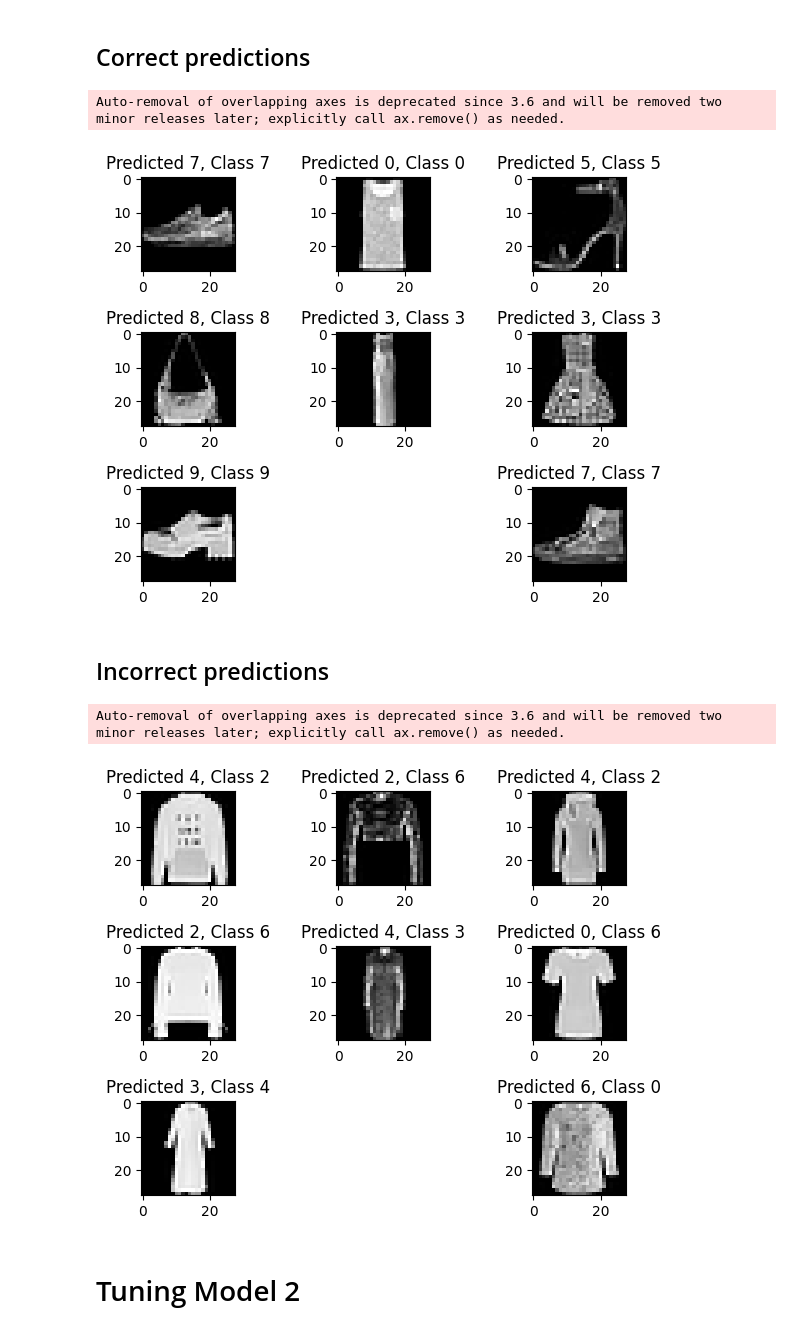
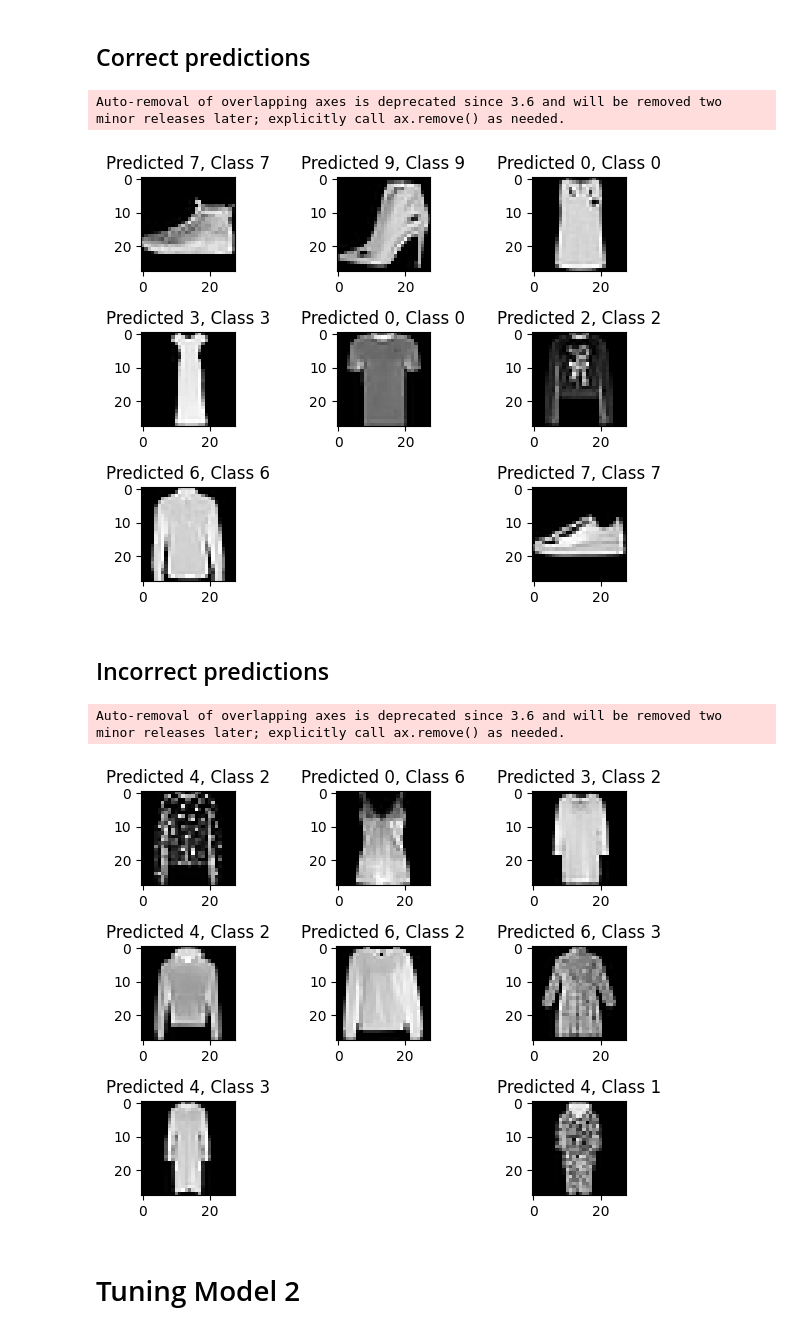
Before and after one commit to Xyl0w/DeepLearning_CA1, a Jupyter notebook: Assignment_1/work.ipynb, the cells around one changed output. Cells and saved outputs as stored; diff of their text form; code cells hidden in the pictures.

Commit message:
Added more model configurations

```diff
--- a/Assignment_1/work.ipynb
+++ b/Assignment_1/work.ipynb
@@ -542,5 +537,10 @@ plot_loss(history.history['loss'], history.history['val_loss'])
 # %%
 #locate index of '1' in each row
-predicted_classes = np.argmax(np.round(predicted_classes),axis=1)
-print(predicted_classes)
+cnn_best = load_model('best_model2_DO.hdf5')
+#Confirm loss and accuracy on the test data
+cnn_best.evaluate(x_test,y_test)
+#get the predictions for the test data
+preds = cnn_best.predict(x_test)
+preds = np.argmax(np.round(preds),axis=1)
+print(preds)
 # %% [output]
@@ -550,10 +552,10 @@ from sklearn.metrics import classification_report
 labels = ["T-shirt/top", "Trouser", "Pullover", "Dress", "Coat",
          "Sandal", "Shirt", "Sneaker", "Bag", "Ankle Boot"]
 #get the indices to be plotted
-correct = np.nonzero(predicted_classes==y_test)[0]
-incorrect = np.nonzero(predicted_classes!=y_test)[0]
+correct = np.nonzero(preds==y_test)[0]
+incorrect = np.nonzero(preds!=y_test)[0]
 target_names = ["Item {} {}".format(labels[i], i) for i in range(10)]
-print(classification_report(y_test, predicted_classes, target_names=target_names))
+print(classification_report(y_test, preds, target_names=target_names))
 # %% [output]
                     precision    recall  f1-score   support
 
@@ -577,22 +579,22 @@ Item T-shirt/top 0       0.80      0.88      0.84       519
 for i, correct_val in enumerate(correct[:9]):
     plt.subplot(3,3,i+1)
     plt.imshow(x_test[correct_val].reshape(28,28), cmap='gray', interpolation='none')
-    plt.title("Predicted {}, Class {}".format(predicted_classes[correct_val], y_test[correct_val]))
+    plt.title("Predicted {}, Class {}".format(preds[correct_val], y_test[correct_val]))
     plt.tight_layout()
 # %% [output]
 Auto-removal of overlapping axes is deprecated since 3.6 and will be removed two minor releases later; explicitly call ax.remove() as needed.
-[figure, old version]
+[figure, new version]
 # %% [markdown]
 ## Incorrect predictions
 # %%
 for i, incorrect_val in enumerate(incorrect[:9]):
     plt.subplot(3,3,i+1)
     plt.imshow(x_test[incorrect_val].reshape(28,28), cmap='gray', interpolation='none')
-    plt.title("Predicted {}, Class {}".format(predicted_classes[incorrect_val], y_test[incorrect_val]))
+    plt.title("Predicted {}, Class {}".format(preds[incorrect_val], y_test[incorrect_val]))
     plt.tight_layout()
 # %% [output]
 Auto-removal of overlapping axes is deprecated since 3.6 and will be removed two minor releases later; explicitly call ax.remove() as needed.
-[figure, old version]
+[figure, new version]
 # %% [markdown]
 # Tuning Model 2
 # %% [markdown]
```
Also changed, not shown: parts of 40 cells of this notebook, 8 other files.
